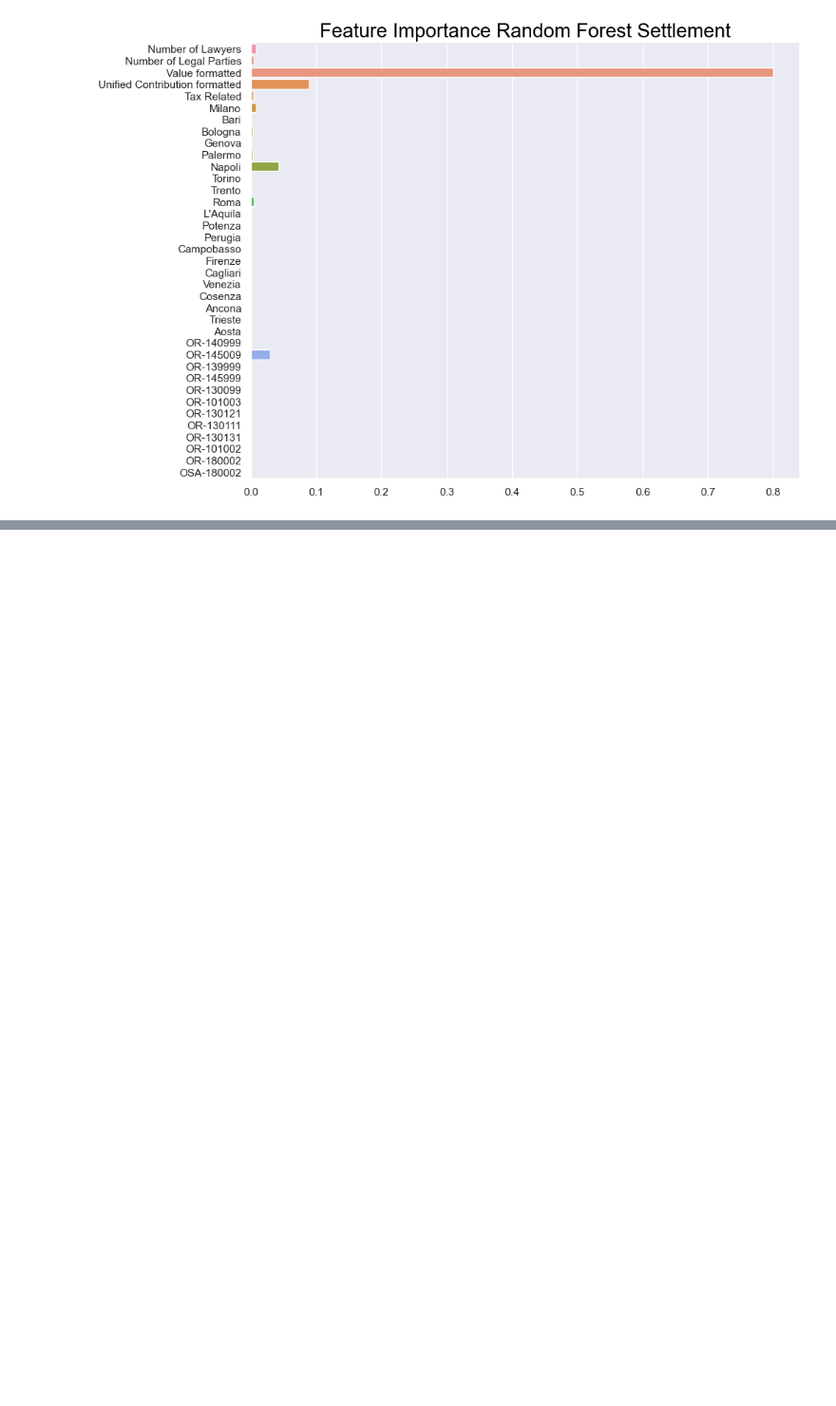
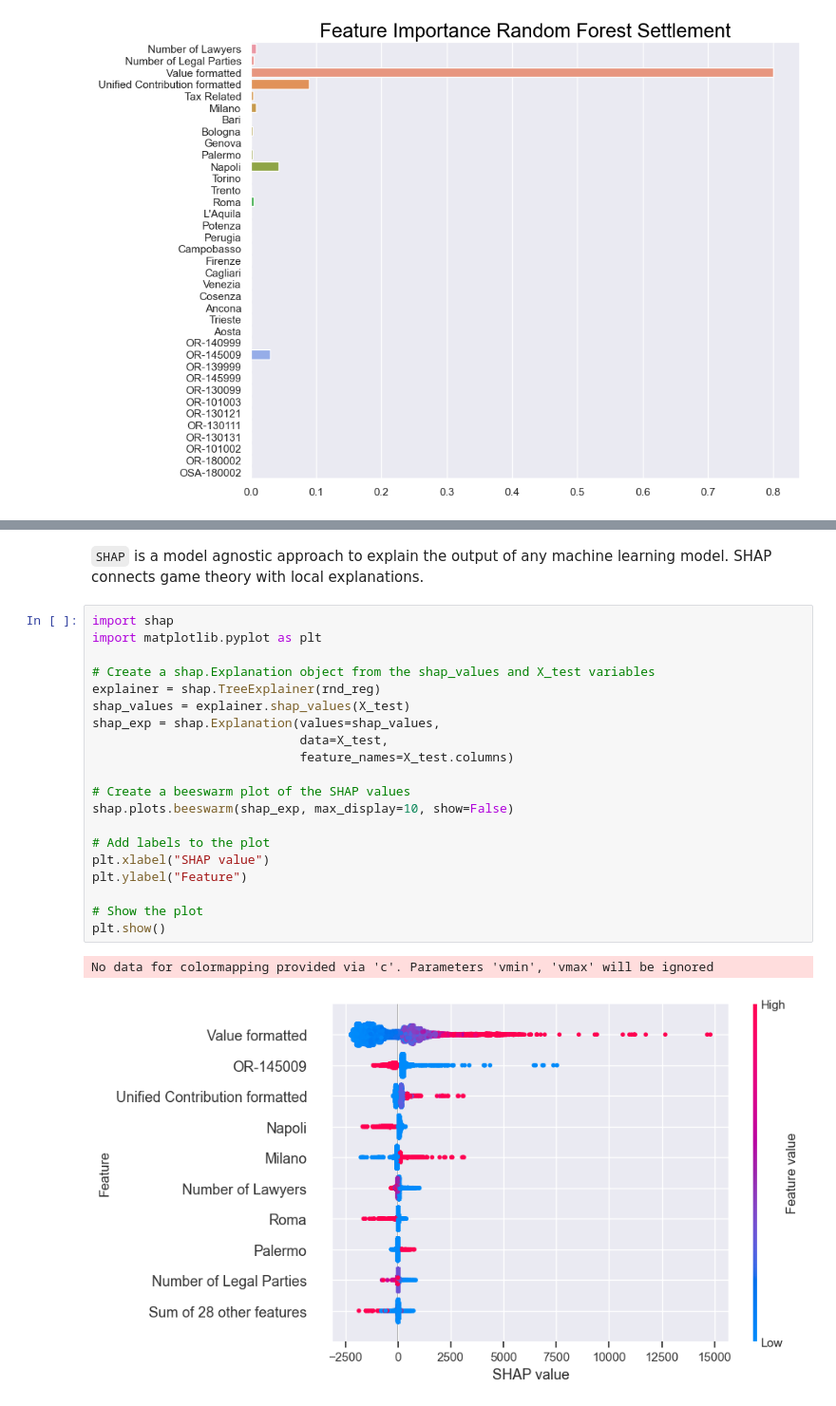
Before and after one commit to AdrianoEttari/EUSTEMA-Challenge, a Jupyter notebook: notebooks/Eustema_models_train_s.ipynb, the cells around one changed output, grey strips where cells are left out. Shown at 95% size. Cells and saved outputs as stored; diff of their text form; blank space fills up the shorter version.

Commit message:
added the explainer

```diff
--- a/notebooks/Eustema_models_train_s.ipynb
+++ b/notebooks/Eustema_models_train_s.ipynb
@@ -968,0 +1138,25 @@ plt.show()
+# %% [markdown]
+`SHAP` is a model agnostic approach to explain the output of any machine learning model. SHAP connects game theory with local explanations.
+# %%
+import shap
+import matplotlib.pyplot as plt
+
+# Create a shap.Explanation object from the shap_values and X_test variables
+explainer = shap.TreeExplainer(rnd_reg)
+shap_values = explainer.shap_values(X_test)
+shap_exp = shap.Explanation(values=shap_values,
+                            data=X_test,
+                            feature_names=X_test.columns)
+
+# Create a beeswarm plot of the SHAP values
+shap.plots.beeswarm(shap_exp, max_display=10, show=False)
+
+# Add labels to the plot
+plt.xlabel("SHAP value")
+plt.ylabel("Feature")
+
+# Show the plot
+plt.show()
+# %% [output]
+No data for colormapping provided via 'c'. Parameters 'vmin', 'vmax' will be ignored
+[figure, added]
```
Also changed, not shown: parts of 16 cells of this notebook.
